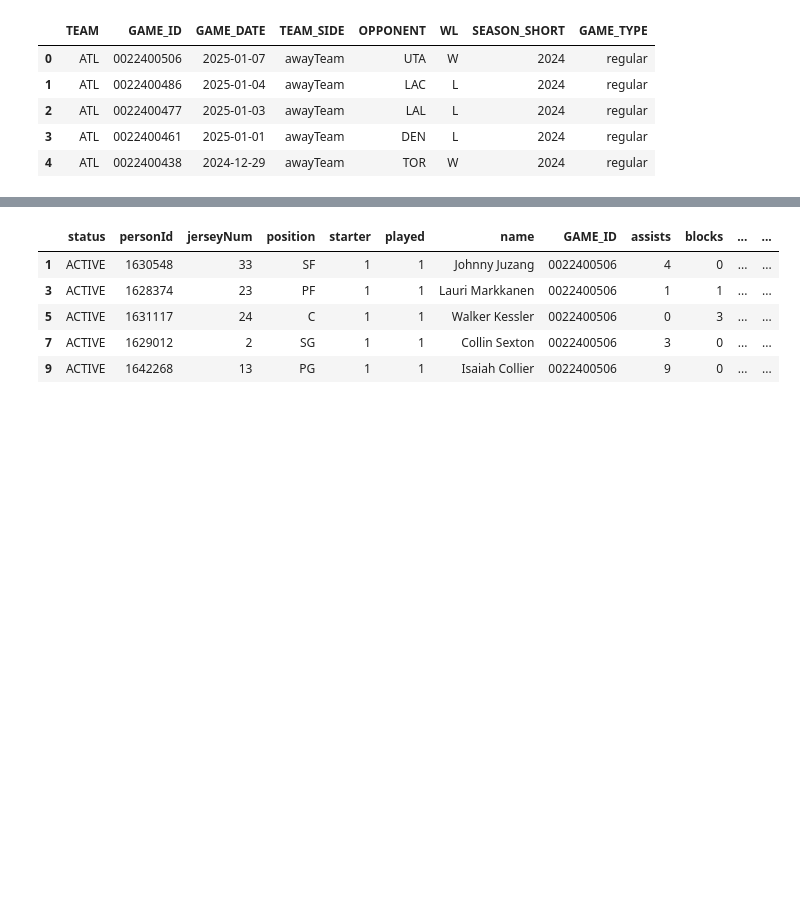
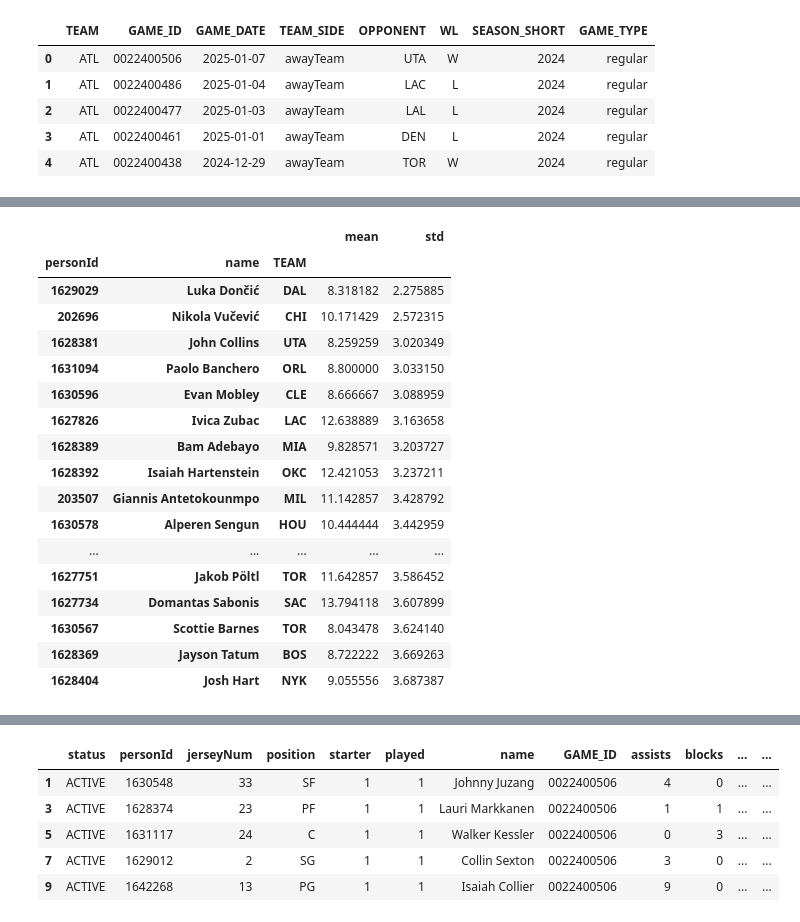
Before and after one commit to asranasinghe/nba_stats, a Jupyter notebook: analytics/consistency.ipynb, the cells around one changed output, grey strips where cells are left out. Saved outputs shown, nothing was run; the diff lists cells and outputs as text; code cells hidden in the pictures; blank space fills up the shorter version.

```diff
--- a/analytics/player_analytics.ipynb
+++ b/analytics/consistency.ipynb
@@ -106,3 +110,11 @@ all_games_24_short.head()
 | 2 | ATL | 0022400477 | 2025-01-03 | awayTeam | LAL | L | 2024 | regular |
 | 3 | ATL | 0022400461 | 2025-01-01 | awayTeam | DEN | L | 2024 | regular |
 | 4 | ATL | 0022400438 | 2024-12-29 | awayTeam | TOR | W | 2024 | regular |
+# %%
+all_player_game_stats = pd.merge(player_game_stats, all_games_24_short, on=['GAME_ID'])
+all_player_game_stats = all_player_game_stats.loc[all_player_game_stats.TEAM_SIDE_x == all_player_game_stats.TEAM_SIDE_y] \
+    .drop('TEAM_SIDE_y', axis = 1).rename(columns={'TEAM_SIDE_x': 'TEAM_SIDE'})
+
+all_player_game_stats = all_player_game_stats.loc[~(all_player_game_stats.TEAM == all_player_game_stats.OPPONENT)]
+
+all_player_game_stats.head()
@@ -108,0 +129,5 @@ all_games_24_short.head()
+# %%
+all_player_stats_agg = all_player_game_stats.loc[all_player_game_stats.status == 'ACTIVE'][['personId', 'name', 'TEAM', 'fieldGoalsAttempted','fieldGoalsMade', 'threePointersAttempted', 'threePointersMade', 'freeThrowsAttempted',
+       'freeThrowsMade', 'points', 'reboundsTotal', 'assists', 'blocks']].groupby(['personId', 'name', 'TEAM']).agg(['mean', 'std']).reset_index()
+
+all_player_stats_agg.head()
@@ -108,0 +194,26 @@ all_games_24_short.head()
+# %%
+# Most consistent player rebounds
+
+min_val = 8
+all_player_points_agg = all_player_stats_agg['reboundsTotal']
+
+all_player_points_agg.loc[all_player_points_agg['mean'] >= min_val].sort_values(by='std').head(20)
+# %% [output]
+|  |  |  | mean | std |
+| personId | name | TEAM |  |  |
+| 1629029 | Luka Dončić | DAL | 8.318182 | 2.275885 |
+| 202696 | Nikola Vučević | CHI | 10.171429 | 2.572315 |
+| 1628381 | John Collins | UTA | 8.259259 | 3.020349 |
+| 1631094 | Paolo Banchero | ORL | 8.800000 | 3.033150 |
+| 1630596 | Evan Mobley | CLE | 8.666667 | 3.088959 |
+| 1627826 | Ivica Zubac | LAC | 12.638889 | 3.163658 |
+| 1628389 | Bam Adebayo | MIA | 9.828571 | 3.203727 |
+| 1628392 | Isaiah Hartenstein | OKC | 12.421053 | 3.237211 |
+| 203507 | Giannis Antetokounmpo | MIL | 11.142857 | 3.428792 |
+| 1630578 | Alperen Sengun | HOU | 10.444444 | 3.442959 |
+| ... | ... | ... | ... | ... |
+| 1627751 | Jakob Pöltl | TOR | 11.642857 | 3.586452 |
+| 1627734 | Domantas Sabonis | SAC | 13.794118 | 3.607899 |
+| 1630567 | Scottie Barnes | TOR | 8.043478 | 3.624140 |
+| 1628369 | Jayson Tatum | BOS | 8.722222 | 3.669263 |
+| 1628404 | Josh Hart | NYK | 9.055556 | 3.687387 |
```
Also changed, not shown: parts of 14 cells of this notebook.
